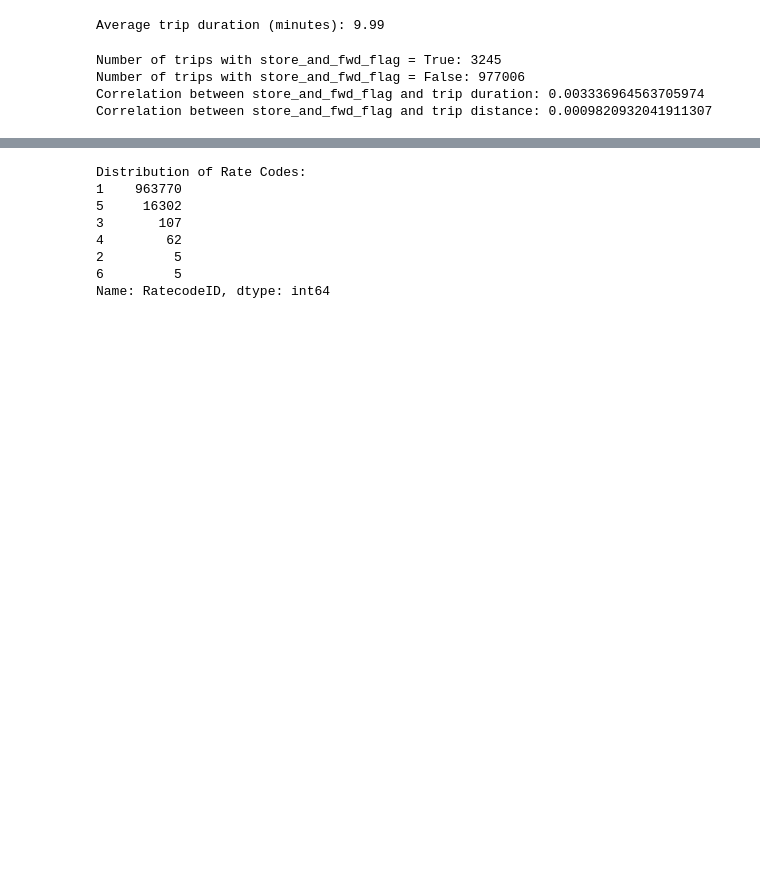
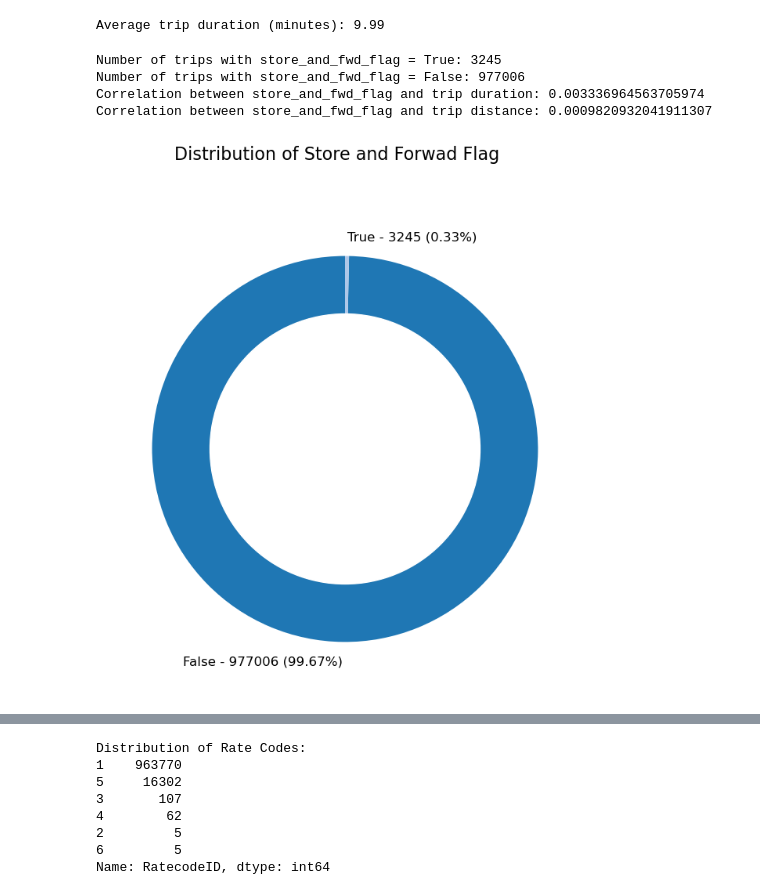
Before and after one commit to kelvinokumu/NYC_Taxi_Trips, a Jupyter notebook: notebooks/explanatory.ipynb, the cells around one changed output, grey strips where cells are left out. Cells and saved outputs as stored; diff of their text form; code cells hidden in the pictures; blank space fills up the shorter version.

```diff
--- a/notebooks/explanatory.ipynb
+++ b/notebooks/explanatory.ipynb
@@ -67,3 +69,25 @@ trips_2020['pickup_date'] = pd.to_datetime(trips_2020['lpep_pickup_datetime'].dt
 trips_2020['dropoff_date'] = pd.to_datetime(trips_2020['lpep_dropoff_datetime'].dt.date)
 # %%
 df = trips_2020
+# %%
+
+def plot_column_distribution(dataframe, column_name, plot_title='Column Distribution', figsize=(8, 8)):
+    column_count = dataframe[column_name].value_counts()
+
+    # Generate a set of distinct colors using seaborn's color_palette
+    num_categories = len(column_count)
+    colors = sns.color_palette("tab20", num_categories)
+
+    fig, ax = plt.subplots(figsize=figsize)
+    center_circle = plt.Circle((0, 0), 0.7, color='white')
+
+    # Create a custom label for each category, showing both the percentage and the exact count
+    labels = [f"{category} - {count} ({count/len(dataframe)*100:.2f}%)"
+              for category, count in zip(column_count.index, column_count.values)]
+
+    plt.pie(x=column_count.values, labels=labels, autopct='', startangle=90,
+            textprops={'size': 12}, pctdistance=0.5, colors=colors)
+
+    ax.add_artist(center_circle)
+    fig.suptitle(plot_title, fontsize=16)
+    plt.show()
@@ -99,3 +153,8 @@ Number of trips with store_and_fwd_flag = True: 3245
 Number of trips with store_and_fwd_flag = False: 977006
 Correlation between store_and_fwd_flag and trip duration: 0.003336964563705974
 Correlation between store_and_fwd_flag and trip distance: 0.0009820932041911307
+# %%
+column_name = 'store_and_fwd_flag'
+plot_column_distribution(df, column_name, plot_title='Distribution of Store and Forwad Flag', figsize=(8, 8))
+# %% [output]
+[figure, added]
```
Also changed, not shown: parts of 6 cells of this notebook, 2 other files.
